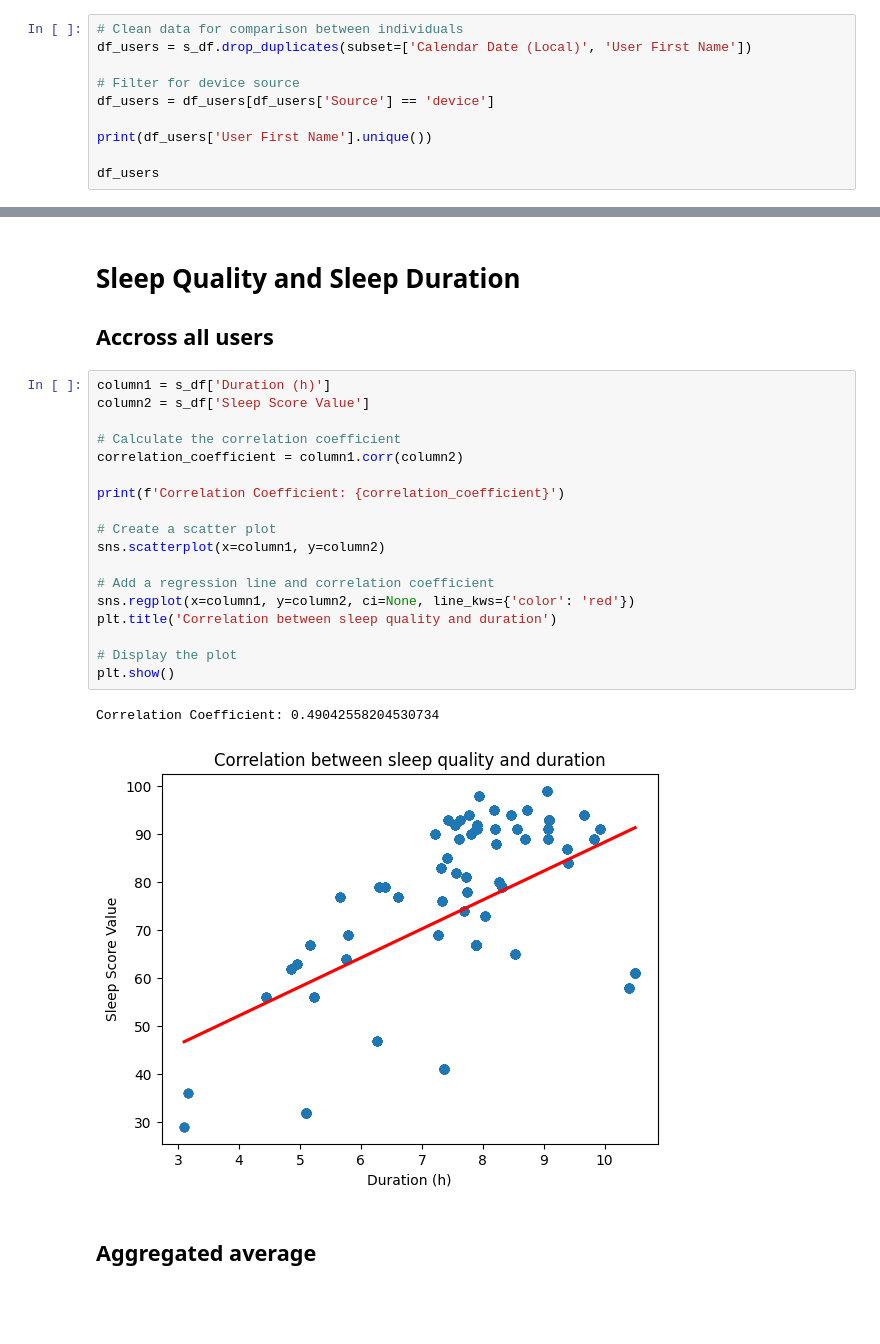
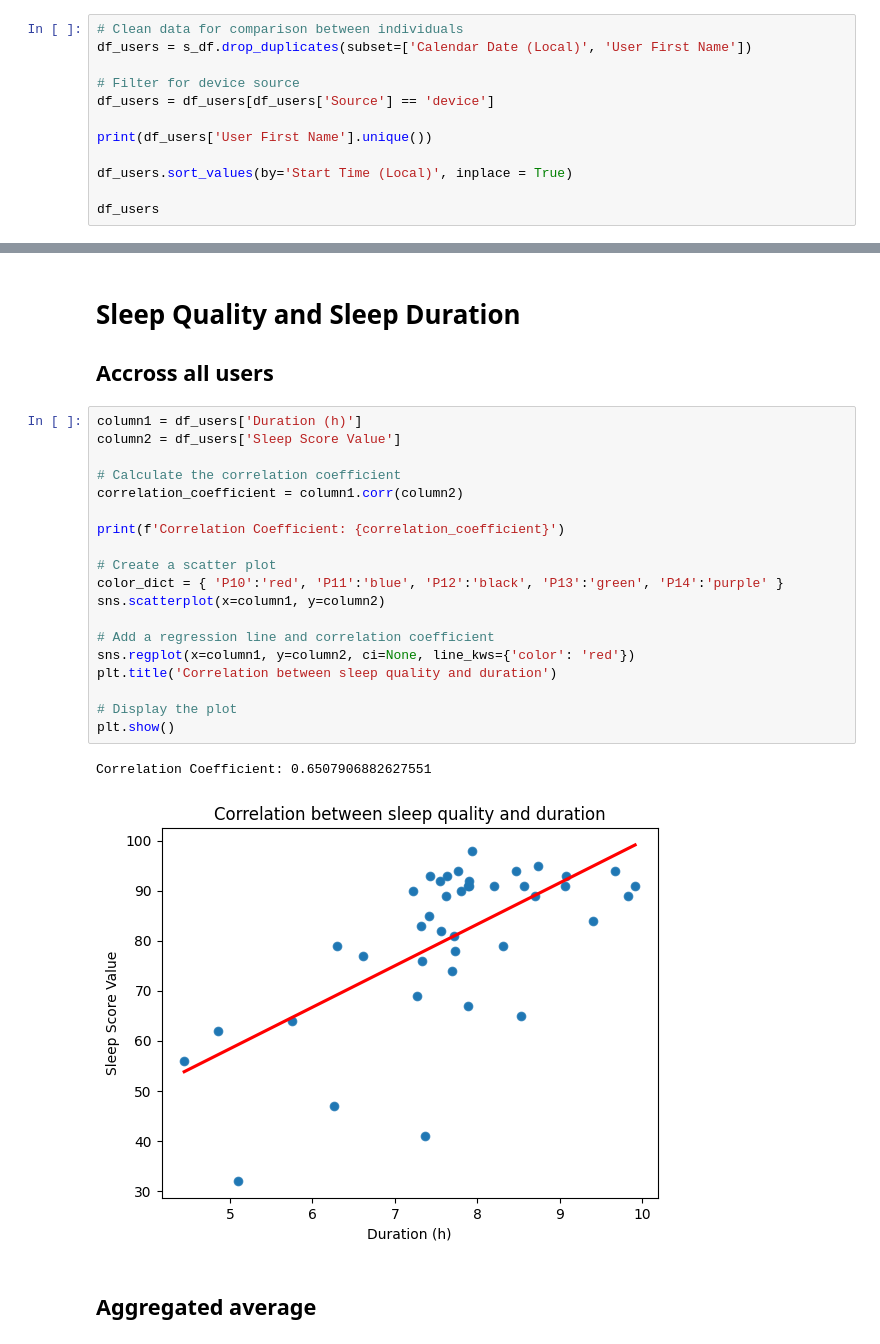
Before and after one commit to manuelkienlein/sleep-analytics, a Jupyter notebook: analytics/Analysis_Sleep.ipynb, the cells around one changed output, grey strips where cells are left out. Saved outputs shown, nothing was run; the diff lists cells and outputs as text; blank space fills up the shorter version.

Commit message:
Update additional sleep notebook

```diff
--- a/analytics/Analysis_Sleep.ipynb
+++ b/analytics/Analysis_Sleep.ipynb
@@ -42,6 +42,8 @@ df_users = df_users[df_users['Source'] == 'device']
 
 print(df_users['User First Name'].unique())
 
+df_users.sort_values(by='Start Time (Local)', inplace = True)
+
 df_users
 # %% [output]
 ['P10' 'P11' 'P12' 'P14']
@@ -66,26 +68,27 @@ df_users
 # Sleep Quality and Sleep Duration
 ## Accross all users
 # %%
-column1 = s_df['Duration (h)']
-column2 = s_df['Sleep Score Value']
+column1 = df_users['Duration (h)']
+column2 = df_users['Sleep Score Value']
 
 # Calculate the correlation coefficient
 correlation_coefficient = column1.corr(column2)
 
 print(f'Correlation Coefficient: {correlation_coefficient}')
 
 # Create a scatter plot
+color_dict = { 'P10':'red', 'P11':'blue', 'P12':'black', 'P13':'green', 'P14':'purple' }
 sns.scatterplot(x=column1, y=column2)
 
 # Add a regression line and correlation coefficient
 sns.regplot(x=column1, y=column2, ci=None, line_kws={'color': 'red'})
 plt.title('Correlation between sleep quality and duration')
 
 # Display the plot
 plt.show()
 # %% [output]
-Correlation Coefficient: 0.49042558204530734
+Correlation Coefficient: 0.6507906882627551
-[figure, old version]
+[figure, new version]
 # %% [markdown]
 ## Aggregated average
 # %%
```
Also changed, not shown: parts of 1 cell of this notebook.
